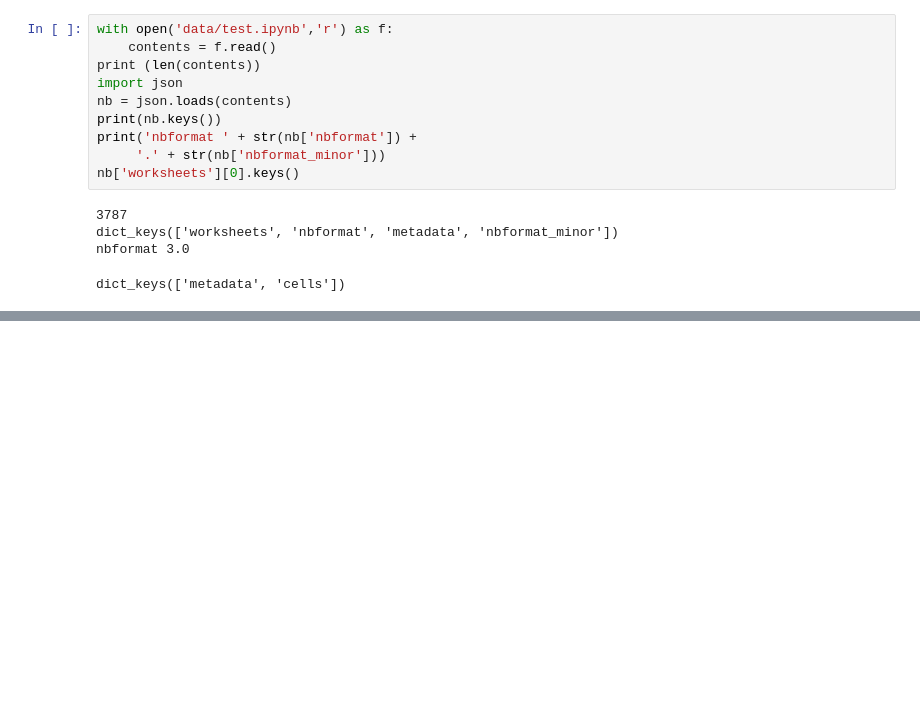
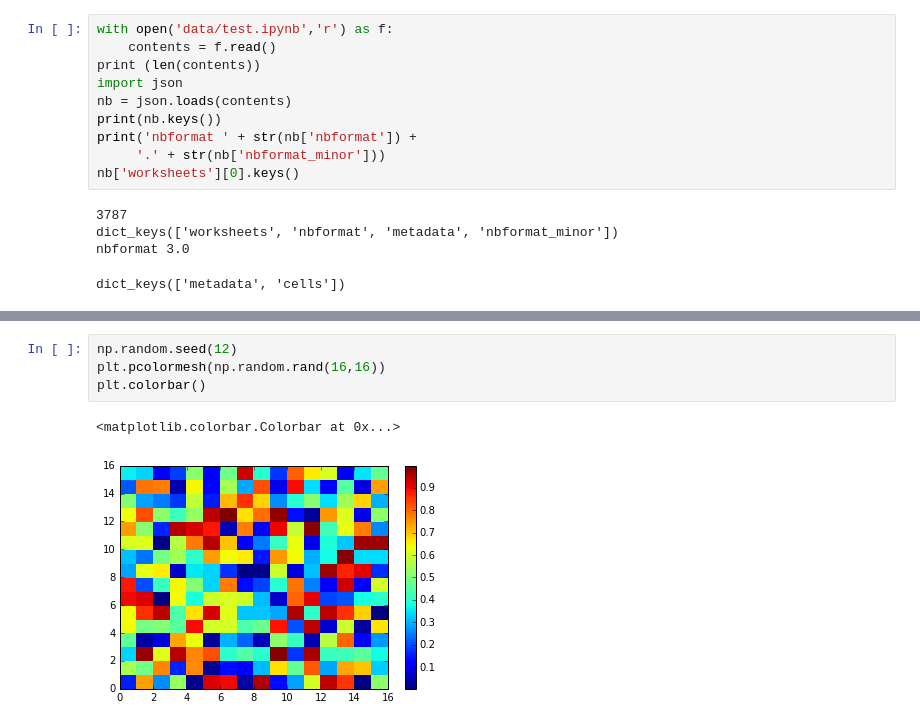
Before and after one commit to melancholymans/cookbook, a Jupyter notebook: IPythonCookBook.ipynb, the cells around one changed output, grey strips where cells are left out. Cells and saved outputs as stored; diff of their text form; blank space fills up the shorter version.

```diff
--- a/IPythonCookBook.ipynb
+++ b/IPythonCookBook.ipynb
@@ -227,0 +622,7 @@ dict_keys(['metadata', 'cells'])
+# %%
+np.random.seed(12)
+plt.pcolormesh(np.random.rand(16,16))
+plt.colorbar()
+# %% [output]
+<matplotlib.colorbar.Colorbar at 0x...>
+[figure, added]
```
Also changed, not shown: parts of 42 cells of this notebook, 3 other files.
